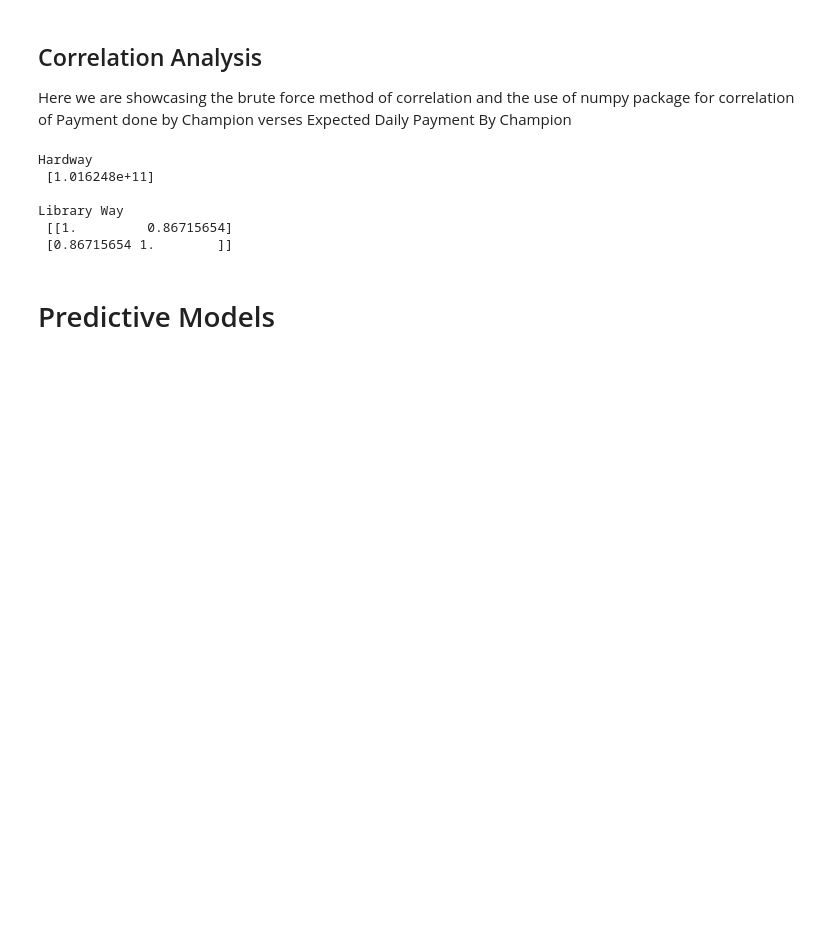
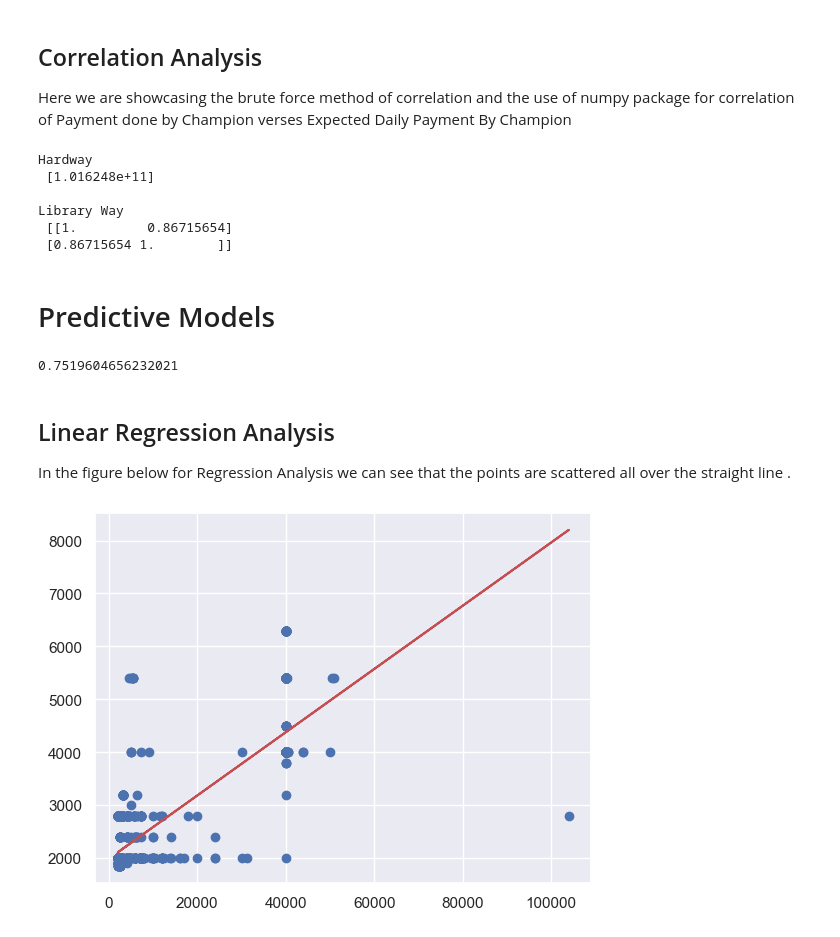
Before and after one commit to Debanil1996/Python-Project-Vehicles, a Jupyter notebook: dataScience.ipynb, the cells around one changed output. Saved outputs shown, nothing was run; the diff lists cells and outputs as text; code cells hidden in the pictures; blank space fills up the shorter version.

```diff
--- a/dataScience.ipynb
+++ b/dataScience.ipynb
@@ -161,3 +160,28 @@ Library Way
  [0.86715654 1.        ]]
 # %% [markdown]
 # Predictive Models
+# %%
+from scipy import stats
+
+slope , intercept, r_value, p_value, std_err  = stats.linregress(paymentDoneByChampion, expectedPayment)
+# %%
+r_value**2
+# %% [output]
+0.7519604656232021
+# %% [markdown]
+## Linear Regression Analysis
+
+In the figure below for Regression Analysis we can see that the points are scattered all over the straight line .
+# %%
+import matplotlib.pyplot as plt
+
+def predict(x):
+    return slope * x + intercept
+
+fitline = predict(paymentDoneByChampion)
+
+plt.scatter(paymentDoneByChampion,expectedPayment)
+plt.plot(paymentDoneByChampion, fitline , c = 'r')
+plt.show()
+# %% [output]
+[figure, added]
```
Also changed, not shown: parts of 6 cells of this notebook, 4 other files.
